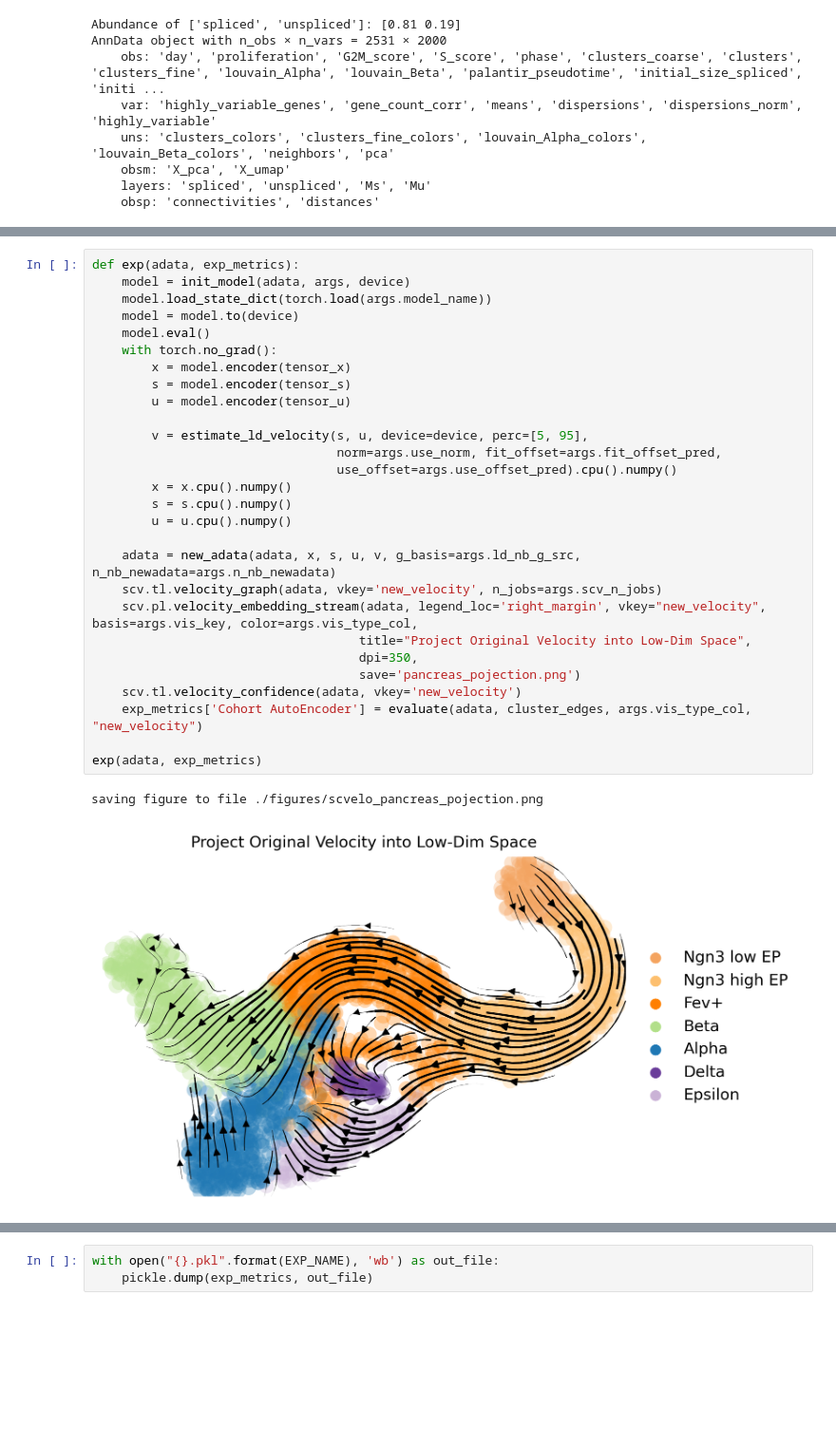
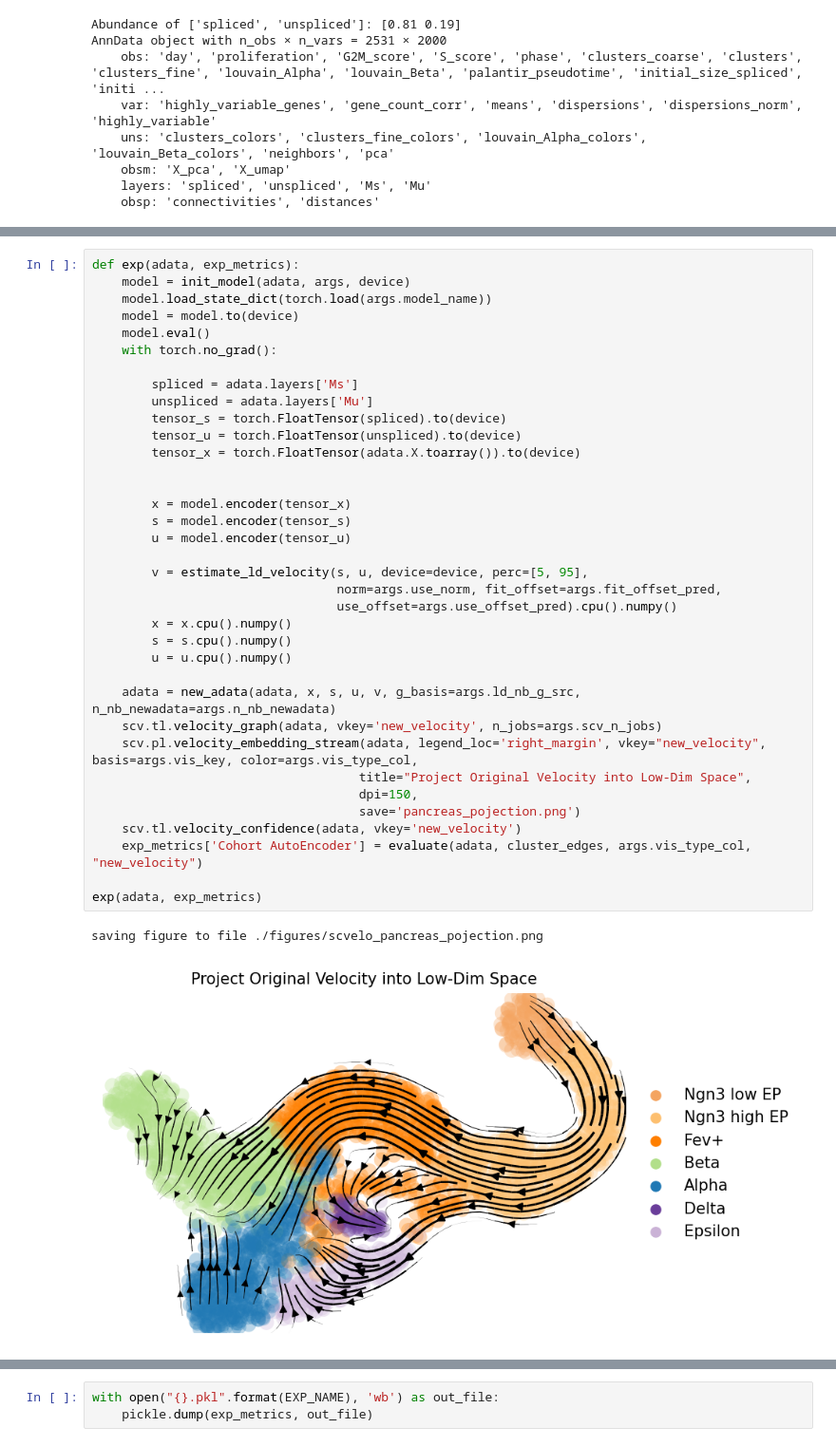
Before and after one commit to qiaochen/VeloAE, a Jupyter notebook: notebooks/pancreas/model-pancreas-gat.ipynb, the cells around one changed output, grey strips where cells are left out. Shown at 95% size. Drawn from its saved outputs; the diff is of its cells as text; blank space fills up the shorter version.

```diff
--- a/notebooks/pancreas/model-pancreas-gat.ipynb
+++ b/notebooks/pancreas/model-pancreas-gat.ipynb
@@ -138,32 +119,40 @@ Train Epoch: 20000/20000        Loss: 23.011923
 # %%
 def exp(adata, exp_metrics):
     model = init_model(adata, args, device)
     model.load_state_dict(torch.load(args.model_name))
     model = model.to(device)
     model.eval()
     with torch.no_grad():
+
+        spliced = adata.layers['Ms']
+        unspliced = adata.layers['Mu']
+        tensor_s = torch.FloatTensor(spliced).to(device)
+        tensor_u = torch.FloatTensor(unspliced).to(device)
+        tensor_x = torch.FloatTensor(adata.X.toarray()).to(device)
+
+
         x = model.encoder(tensor_x)
         s = model.encoder(tensor_s)
         u = model.encoder(tensor_u)
 
         v = estimate_ld_velocity(s, u, device=device, perc=[5, 95],
                                  norm=args.use_norm, fit_offset=args.fit_offset_pred,
                                  use_offset=args.use_offset_pred).cpu().numpy()
         x = x.cpu().numpy()
         s = s.cpu().numpy()
         u = u.cpu().numpy()
 
     adata = new_adata(adata, x, s, u, v, g_basis=args.ld_nb_g_src, n_nb_newadata=args.n_nb_newadata)
     scv.tl.velocity_graph(adata, vkey='new_velocity', n_jobs=args.scv_n_jobs)
     scv.pl.velocity_embedding_stream(adata, legend_loc='right_margin', vkey="new_velocity", basis=args.vis_key, color=args.vis_type_col,
                                     title="Project Original Velocity into Low-Dim Space",
-                                    dpi=350,
+                                    dpi=150,
                                     save='pancreas_pojection.png')
     scv.tl.velocity_confidence(adata, vkey='new_velocity')
     exp_metrics['Cohort AutoEncoder'] = evaluate(adata, cluster_edges, args.vis_type_col, "new_velocity")
 
 exp(adata, exp_metrics)
 # %% [output]
 saving figure to file ./figures/scvelo_pancreas_pojection.png
-[figure, old version]
+[figure, new version]
 # Cross-Boundary Transition Score (A->B)
```
Also changed, not shown: parts of 4 cells of this notebook, 31 other files.
